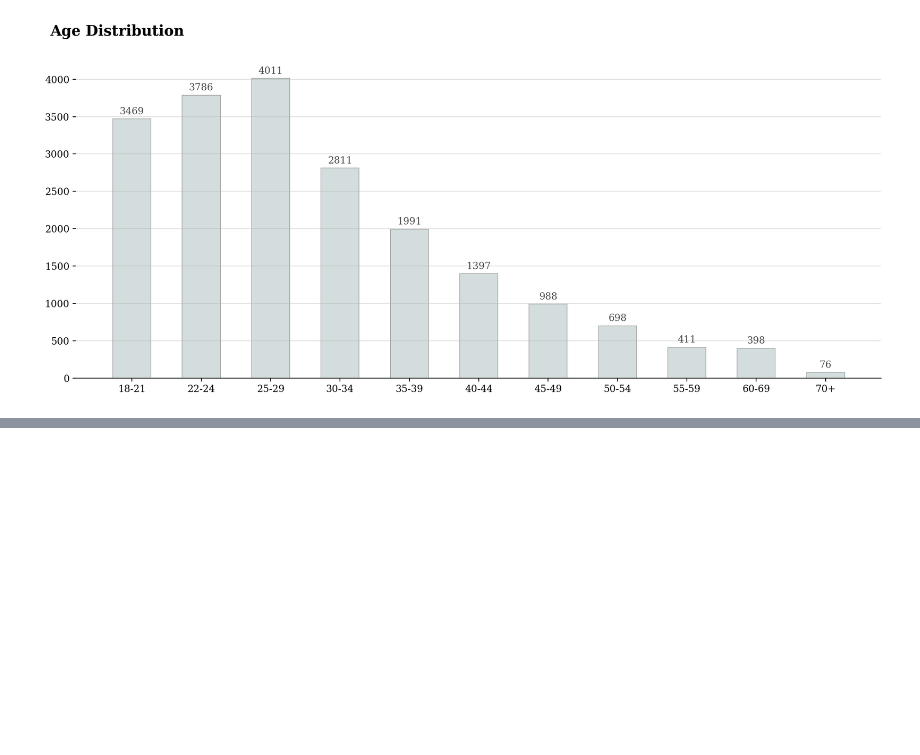
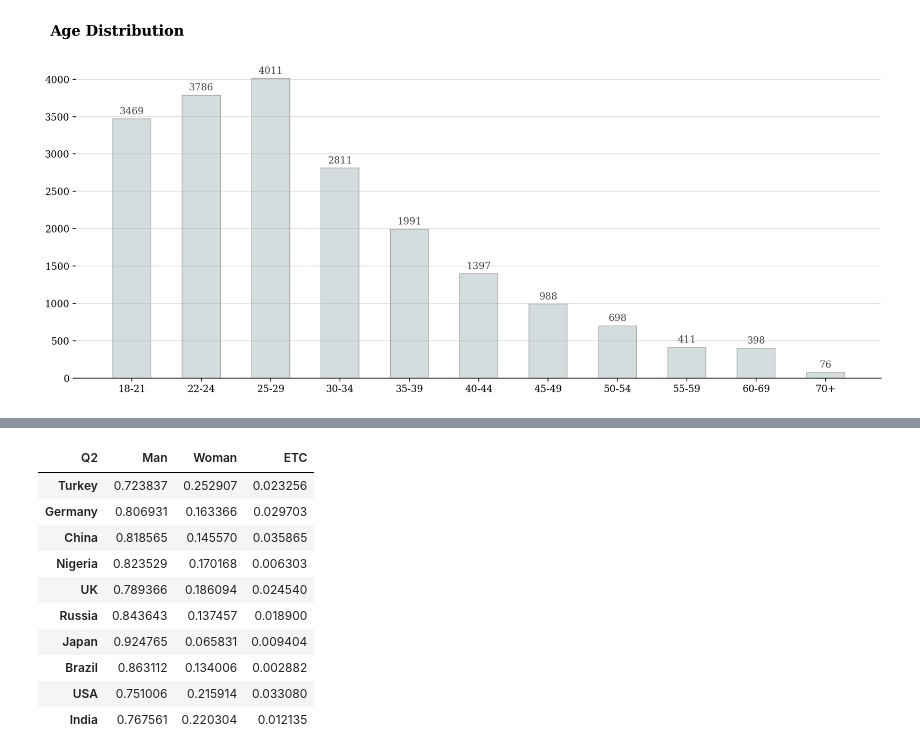
Before and after one commit to kh-mo/anomalydetection_hub, a Jupyter notebook: eda/kaggle_practice/[Kaggle 2020] Visualization & Analysis.ipynb, the cells around one changed output, grey strips where cells are left out. Saved outputs shown, nothing was run; the diff lists cells and outputs as text; code cells hidden in the pictures; blank space fills up the shorter version.

```diff
--- a/eda/kaggle_practice/[Kaggle 2020] Visualization & Analysis.ipynb
+++ b/eda/kaggle_practice/[Kaggle 2020] Visualization & Analysis.ipynb
@@ -70,0 +150,14 @@ plt.show()
+# %%
+data_q2q3_ratio
+# %% [output]
+| Q2 | Man | Woman | ETC |
+| Turkey | 0.723837 | 0.252907 | 0.023256 |
+| Germany | 0.806931 | 0.163366 | 0.029703 |
+| China | 0.818565 | 0.145570 | 0.035865 |
+| Nigeria | 0.823529 | 0.170168 | 0.006303 |
+| UK | 0.789366 | 0.186094 | 0.024540 |
+| Russia | 0.843643 | 0.137457 | 0.018900 |
+| Japan | 0.924765 | 0.065831 | 0.009404 |
+| Brazil | 0.863112 | 0.134006 | 0.002882 |
+| USA | 0.751006 | 0.215914 | 0.033080 |
+| India | 0.767561 | 0.220304 | 0.012135 |
```
Also changed, not shown: parts of 9 cells of this notebook.
